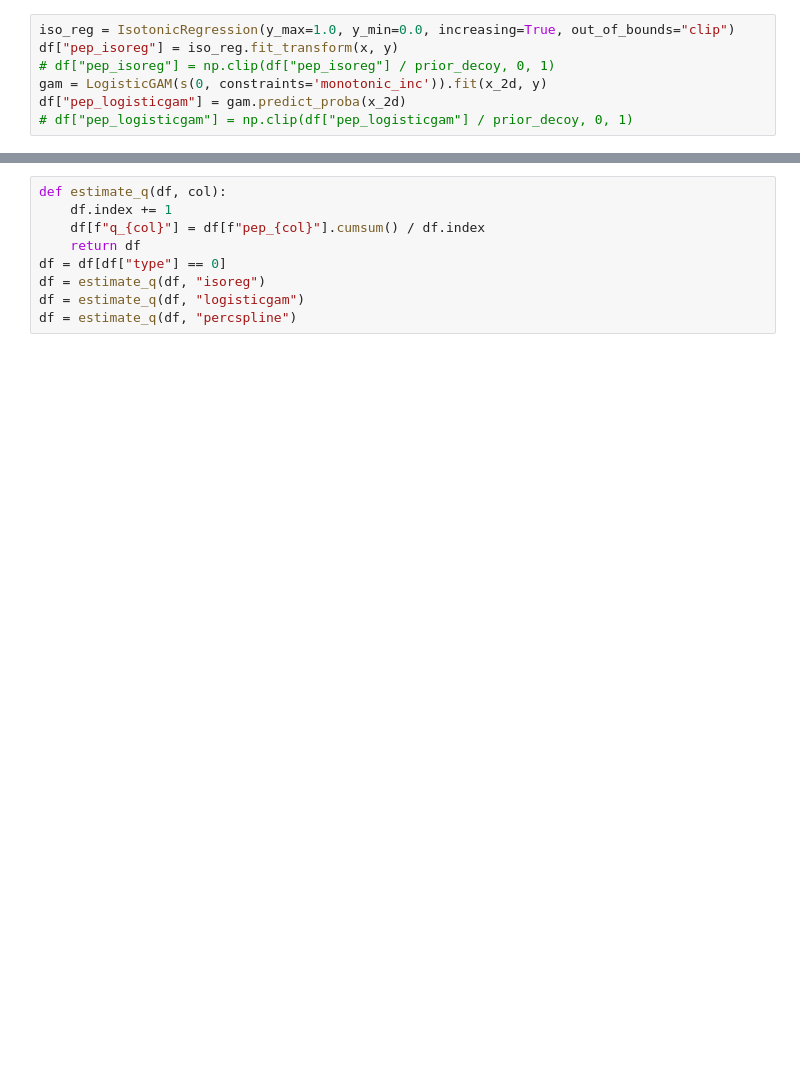
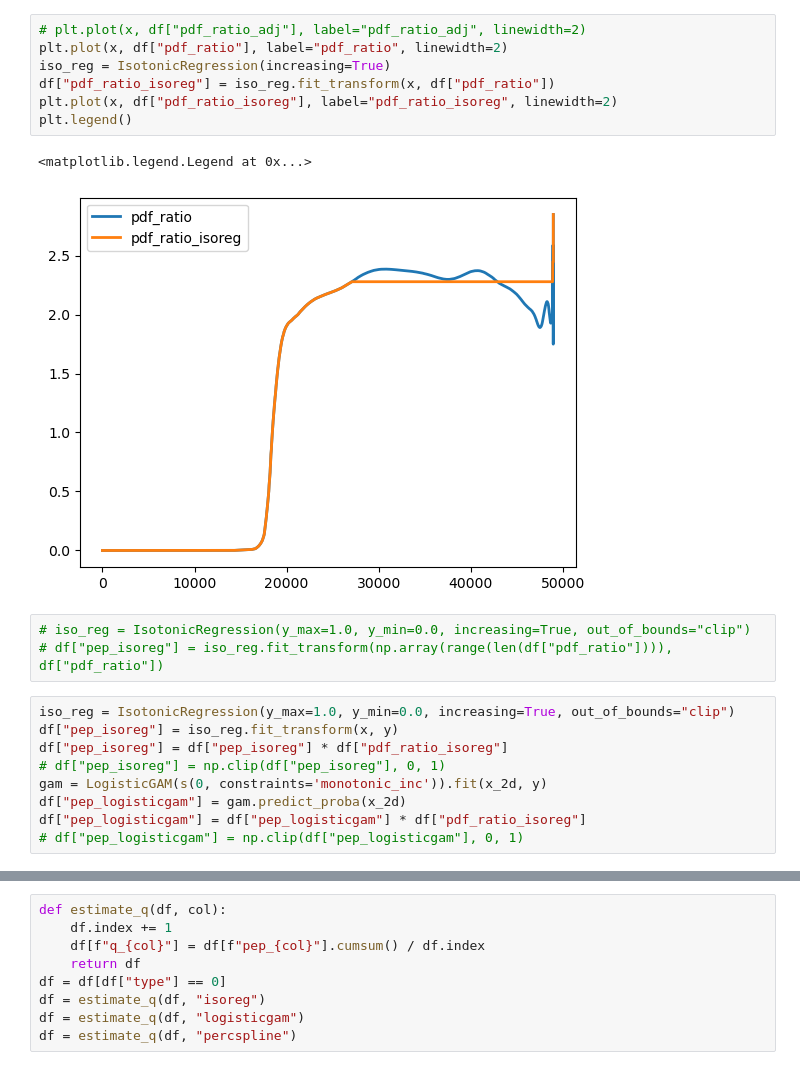
Before and after one commit to statisticalbiotechnology/smooth_q_to_pep, a Jupyter notebook: obs2pep.ipynb, the cells around one changed output, grey strips where cells are left out. Drawn from its saved outputs; the diff is of its cells as text; blank space fills up the shorter version.

```diff
--- a/obs2pep.ipynb
+++ b/obs2pep.ipynb
@@ -170,7 +83,22 @@ prior_decoy = n_decoys / total
+# %%
+# plt.plot(x, df["pdf_ratio_adj"], label="pdf_ratio_adj", linewidth=2)
+plt.plot(x, df["pdf_ratio"], label="pdf_ratio", linewidth=2)
+iso_reg = IsotonicRegression(increasing=True)
+df["pdf_ratio_isoreg"] = iso_reg.fit_transform(x, df["pdf_ratio"])
+plt.plot(x, df["pdf_ratio_isoreg"], label="pdf_ratio_isoreg", linewidth=2)
+plt.legend()
+# %% [output]
+<matplotlib.legend.Legend at 0x...>
+[figure, added]
+# %%
+# iso_reg = IsotonicRegression(y_max=1.0, y_min=0.0, increasing=True, out_of_bounds="clip")
+# df["pep_isoreg"] = iso_reg.fit_transform(np.array(range(len(df["pdf_ratio"]))), df["pdf_ratio"])
 # %%
 iso_reg = IsotonicRegression(y_max=1.0, y_min=0.0, increasing=True, out_of_bounds="clip")
 df["pep_isoreg"] = iso_reg.fit_transform(x, y)
-# df["pep_isoreg"] = np.clip(df["pep_isoreg"] / prior_decoy, 0, 1)
+df["pep_isoreg"] = df["pep_isoreg"] * df["pdf_ratio_isoreg"]
+# df["pep_isoreg"] = np.clip(df["pep_isoreg"], 0, 1)
 gam = LogisticGAM(s(0, constraints='monotonic_inc')).fit(x_2d, y)
 df["pep_logisticgam"] = gam.predict_proba(x_2d)
-# df["pep_logisticgam"] = np.clip(df["pep_logisticgam"] / prior_decoy, 0, 1)
+df["pep_logisticgam"] = df["pep_logisticgam"] * df["pdf_ratio_isoreg"]
+# df["pep_logisticgam"] = np.clip(df["pep_logisticgam"], 0, 1)
```
Also changed, not shown: parts of 11 cells of this notebook.
